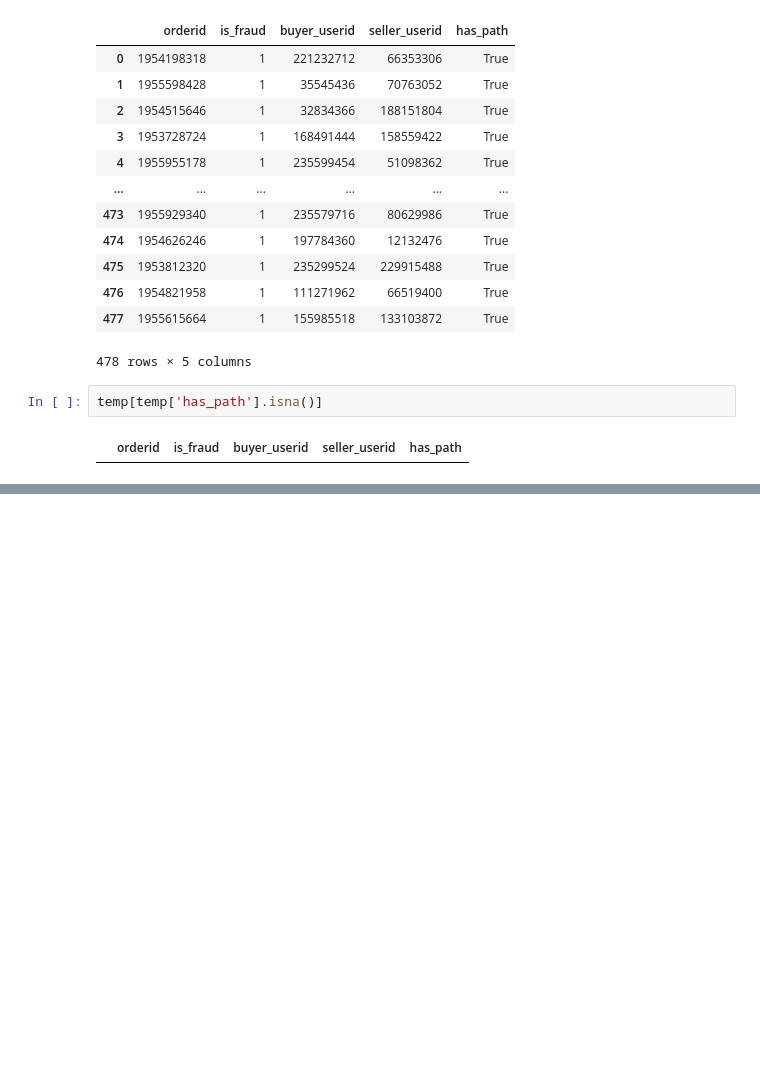
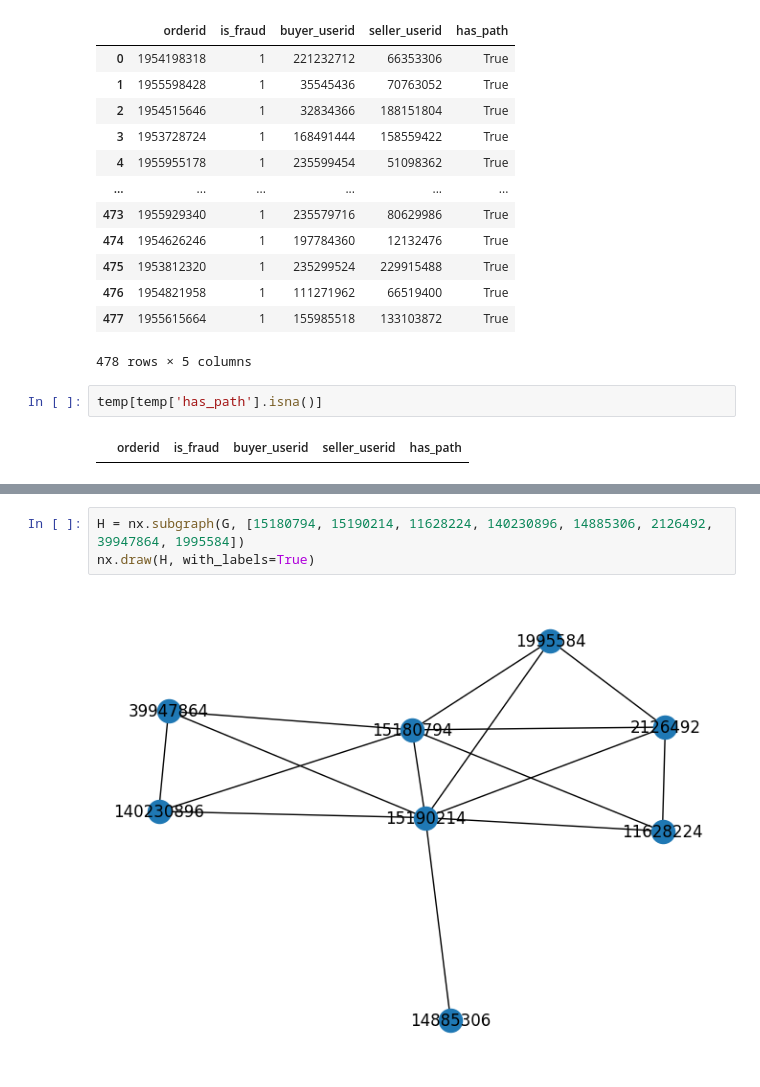
Before and after one commit to TheCuongt65/fraud_shopee_with_graph, a Jupyter notebook: Build Graph Shopee.ipynb, the cells around one changed output, grey strips where cells are left out. Saved outputs shown, nothing was run; the diff lists cells and outputs as text; blank space fills up the shorter version.

Commit message:
Update Graph Model

```diff
--- a/Build Graph Shopee.ipynb
+++ b/Build Graph Shopee.ipynb
@@ -414,0 +446,5 @@ temp[temp['has_path'].isna()]
+# %%
+H = nx.subgraph(G, [15180794, 15190214, 11628224, 140230896, 14885306, 2126492, 39947864, 1995584])
+nx.draw(H, with_labels=True)
+# %% [output]
+[figure, added]
```
Also changed, not shown: parts of 20 cells of this notebook, 6 other files.
